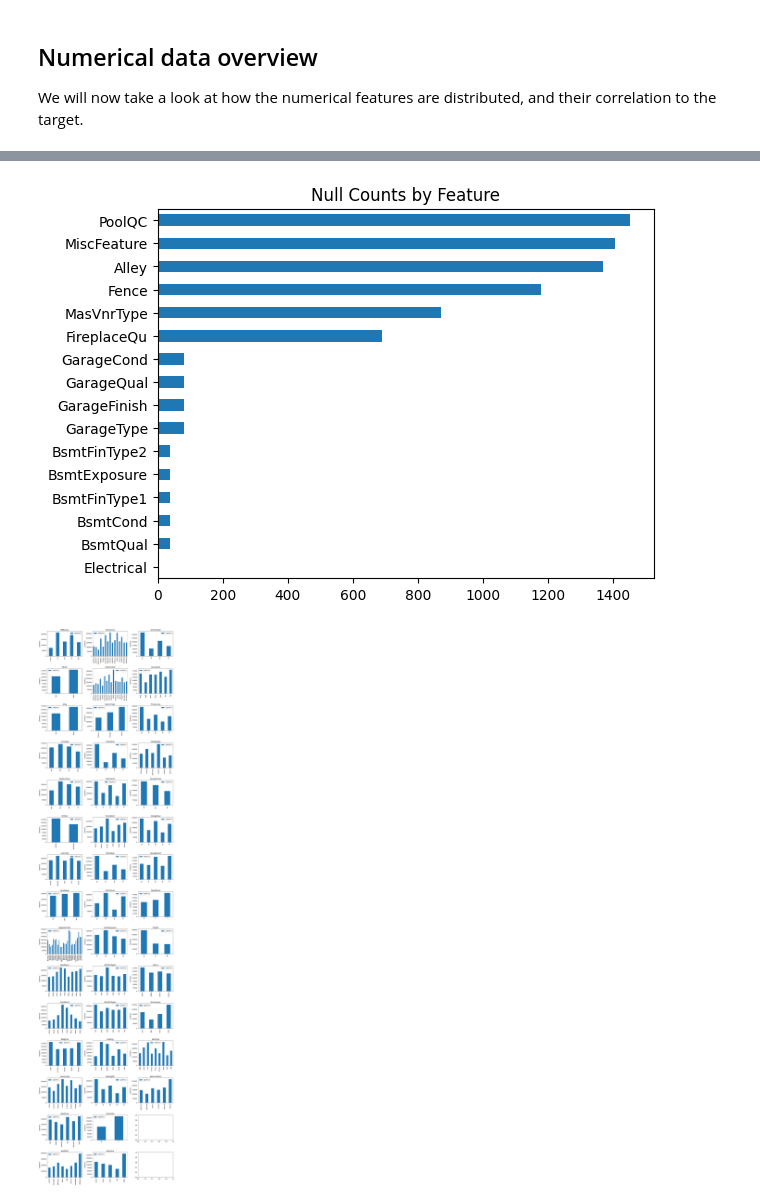
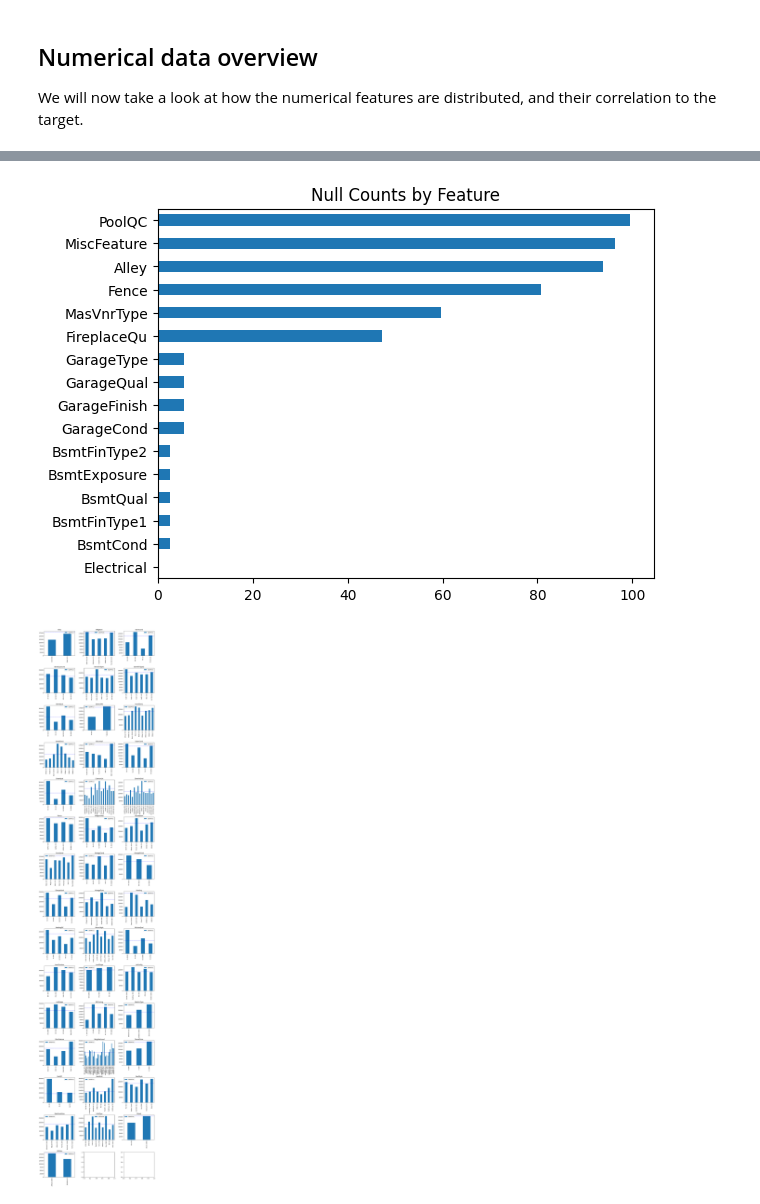
Before and after one commit to marcshepard/learning-stats, a Jupyter notebook: kaggle_housing/data-exploration.ipynb, the cells around one changed output, grey strips where cells are left out. Drawn from its saved outputs; the diff is of its cells as text; code cells hidden in the pictures.

```diff
--- a/kaggle_housing/data-exploration.ipynb
+++ b/kaggle_housing/data-exploration.ipynb
@@ -64,6 +65,6 @@ Kurtosis: 0.809532
 # %%
 # Show null counts by feature
-def show_nulls (dataframe):
+def show_nulls (dataframe, test_dataframe=None):
     null_counts = dataframe.isnull().sum()
     null_counts = null_counts[null_counts > 0]
     null_counts = null_counts * 10000 / dataframe.shape[0] // 1 / 100    # Convert to percentage with 2 decimal places
@@ -77,7 +78,16 @@ def show_nulls (dataframe):
     null_counts = null_counts.sort_values(ascending=False)
     print (null_counts)
 
-show_nulls(df)
+    if test_dataframe is None:
+        return
+    test_dataframe.drop(dataframe.isnull().sum()[dataframe.isnull().sum() > 0].index, axis=1, inplace=True)    # Drop columns that have nulls in the original dataset
+    additional_nulls = test_dataframe.isnull().sum()/test_dataframe.shape[0] * 10000 // 1 / 100     # Additional nulls in test data, as a percentage with 2 decimal places
+    if additional_nulls.empty:
+        return
+    print ("\nThe test data has the following additional columns with nulls:")
+    print (additional_nulls[additional_nulls > 0])
+
+show_nulls(df, pd.read_csv("data_test.csv"))
 # %% [output]
 Percent nulls per feature (out of 1460 samples):
 PoolQC          99.52
@@ -212,23 +285,38 @@ def analyze_categorical_features(dataframe):
     print ("Analyzing categorical features")
 
     df_cat = dataframe.select_dtypes(include=['object'])   # Categorical features
+    df_cat = df_cat.reindex(sorted(df_cat.columns), axis=1)      # Alphebetize columns for the plots below
 
     show_nulls(df_cat)
 
     ncols = 3
     nrows = int(np.ceil((len(df_cat.columns))/ncols))
-    fig, axes = plt.subplots(nrows, ncols, figsize=(16, 70))
+    fig, axes = plt.subplots(nrows, ncols, figsize=(16, 80))
     # Add spacing between plots
     fig.subplots_adjust(hspace=0.5, wspace=0.3)
     print (f"nrows: {nrows}, ncols: {ncols}, len(df_cat.columns): {len(df_cat.columns)}")
     for i, feature in enumerate(df_cat.columns):
-        ax = axes[i%nrows, i//nrows]
+        if nrows == 1:
+            ax = axes[i]
+        else:
+            ax = axes[i//ncols, i%ncols]
         price_by_cat = df[[feature, label]].groupby(feature).mean()
         price_by_cat.plot.bar(ax=ax)
-        ax.set_ylabel(label)
+        ax.set_ylabel('')
         ax.set_xlabel('')
-        #ax.set_yticklabels([])
         ax.set_title(feature)
+
+        # Draw a horizontal line showing the mean price
+        ax.axhline(df[label].mean(), color='blue', linestyle='dashed', linewidth=1)
+
+        # Show the number of samples in each category
+        counts = df[feature].value_counts()
+        xlables = []
+        for i in range(len(price_by_cat.index)):
+            value = price_by_cat.index[i]
+            count = counts[value]
+            xlables.append(f"{value} ({count})")
+        ax.set_xticklabels(xlables, rotation=90)
     plt.show()
 
 analyze_categorical_features(df)
@@ -255,4 +343,4 @@ dtype: int64
 nrows: 15, ncols: 3, len(df_cat.columns): 43
-[figure, old version]
+[figure, new version]
-[figure, old version]
+[figure, new version]
 # %% [markdown]
```
Also changed, not shown: parts of 17 cells of this notebook, 2 other files.
